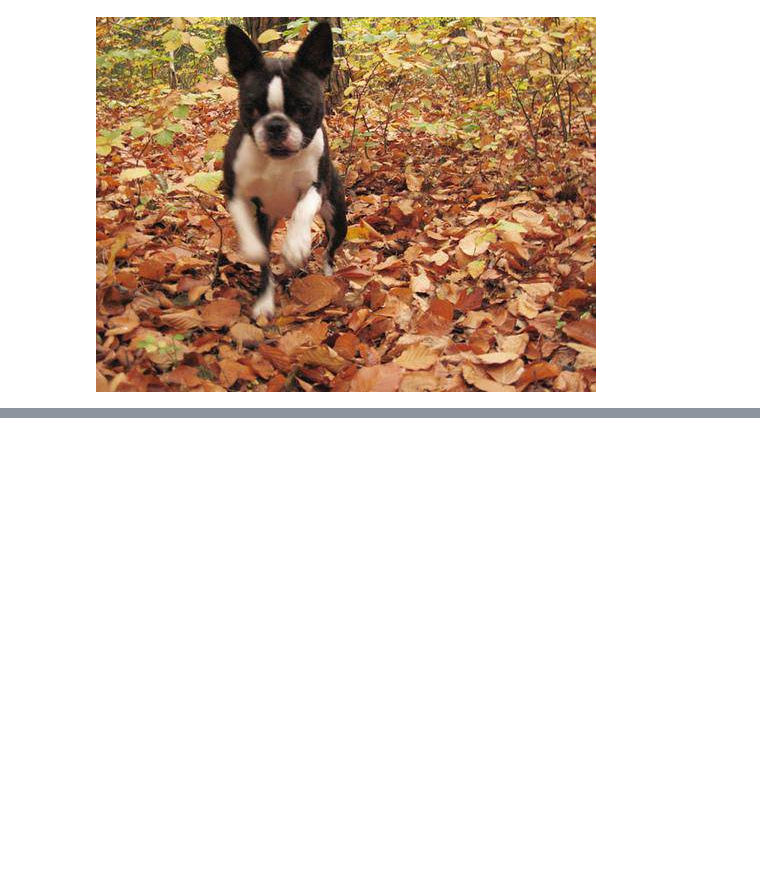
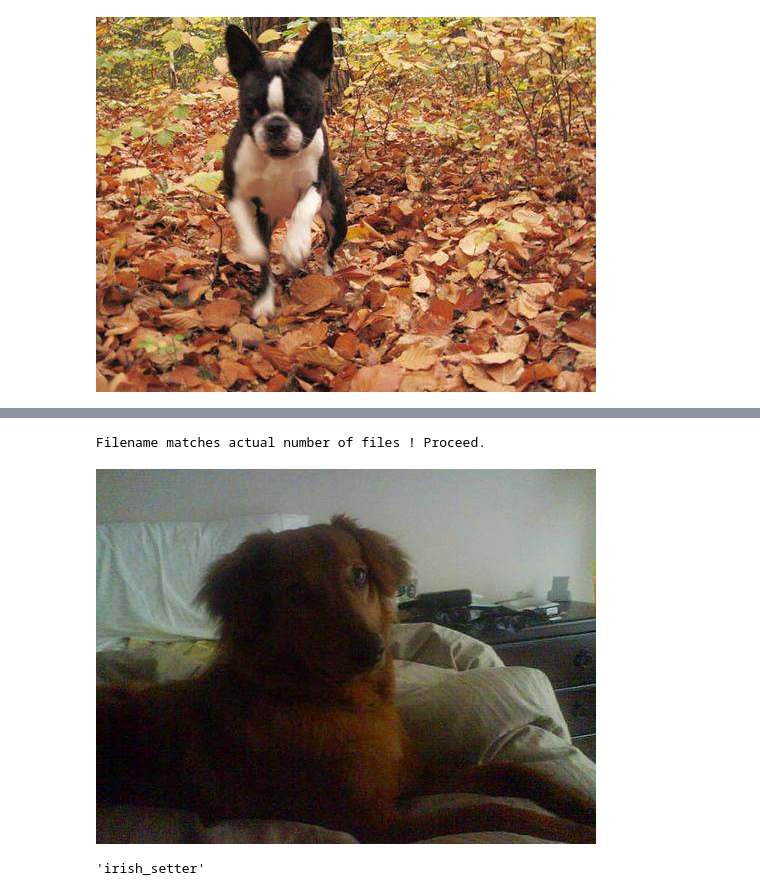
Before and after one commit to AKASH02003/Machine_learning, a Jupyter notebook: Dog Vision Project/Dog_Vision.ipynb, the cells around one changed output, grey strips where cells are left out. Drawn from its saved outputs; the diff is of its cells as text; code cells hidden in the pictures; blank space fills up the shorter version.

Commit message:
Got images & their labels

```diff
--- a/Dog Vision Project/Dog_Vision.ipynb
+++ b/Dog Vision Project/Dog_Vision.ipynb
@@ -100,0 +114,7 @@ Image("/content/drive/MyDrive/Colab Notebooks/Dog Vision /train/000bec180eb18c76
+# %%
+# Creat a path name for image Id's
+
+filenames = ["drive/MyDrive/Colab Notebooks/Dog Vision/train/" + fname + ".jpg" for fname in labels_csv[ "id"]]
+
+# Check for forst 10 rows
+filenames[:10]
@@ -100,0 +132,19 @@ Image("/content/drive/MyDrive/Colab Notebooks/Dog Vision /train/000bec180eb18c76
+# %%
+# Check whether number of filenames matches number of actual image files
+
+import os
+if len(os.listdir("/content/drive/MyDrive/Colab Notebooks/Dog Vision/train")) == len(filenames):
+  print("Filename matches actual number of files ! Proceed.")
+else:
+  print("File name not matched check target directory")
+# %% [output]
+Filename matches actual number of files ! Proceed.
+# %%
+# one miore check
+Image(filenames[1000])
+# %% [output]
+[figure, added]
+# %%
+labels_csv["breed"][1000]
+# %% [output]
+'irish_setter'
```
Also changed, not shown: parts of 5 cells of this notebook.
